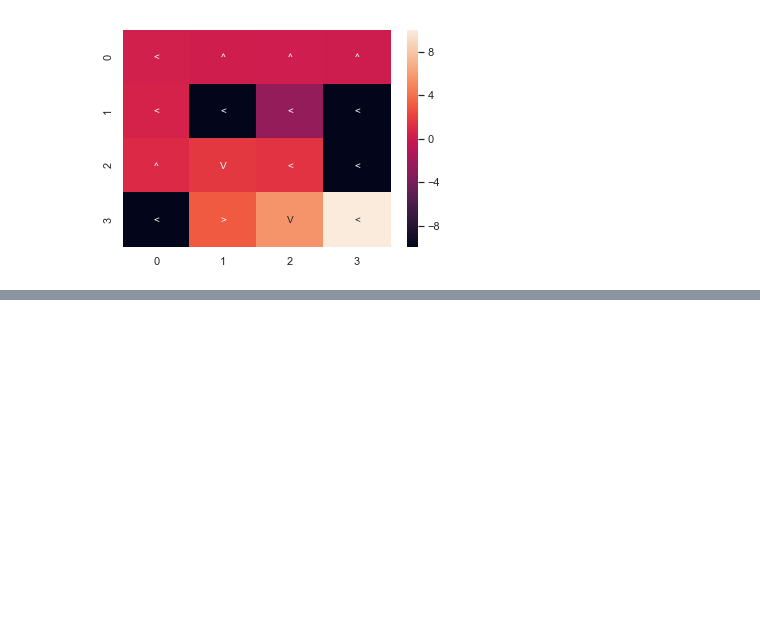
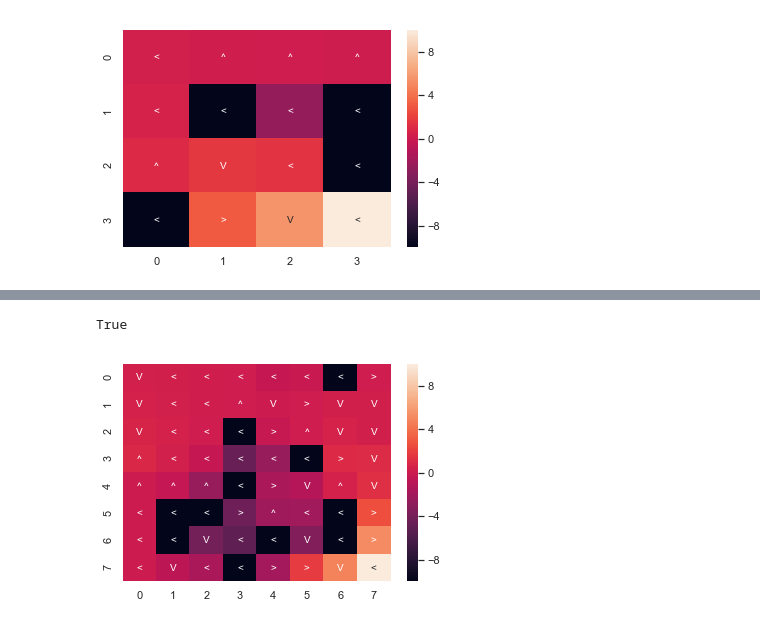
Before and after one commit to habbes/ml-mdp-rl-experiments-omscs, a Jupyter notebook: mdp.ipynb, the cells around one changed output, grey strips where cells are left out. Cells and saved outputs as stored; diff of their text form; code cells hidden in the pictures; blank space fills up the shorter version.

```diff
--- a/mdp.ipynb
+++ b/mdp.ipynb
@@ -79,0 +145,4 @@ sns.heatmap(np.array(sm_vi.V).reshape((4, 4)), annot=pol, fmt='s')
+# %%
+lg_pi = PolicyIteration(lg_T, lg_R, 0.9)
+# %%
+lg_pi.run()
@@ -79,0 +189,8 @@ sns.heatmap(np.array(sm_vi.V).reshape((4, 4)), annot=pol, fmt='s')
+# %%
+lg_pi.policy == lg_vi.policy
+# %% [output]
+True
+# %%
+lib.plot_policy(lg_pi.policy, lg_pi.V)
+# %% [output]
+[figure, added]
```
Also changed, not shown: parts of 28 cells of this notebook, 3 other files.
